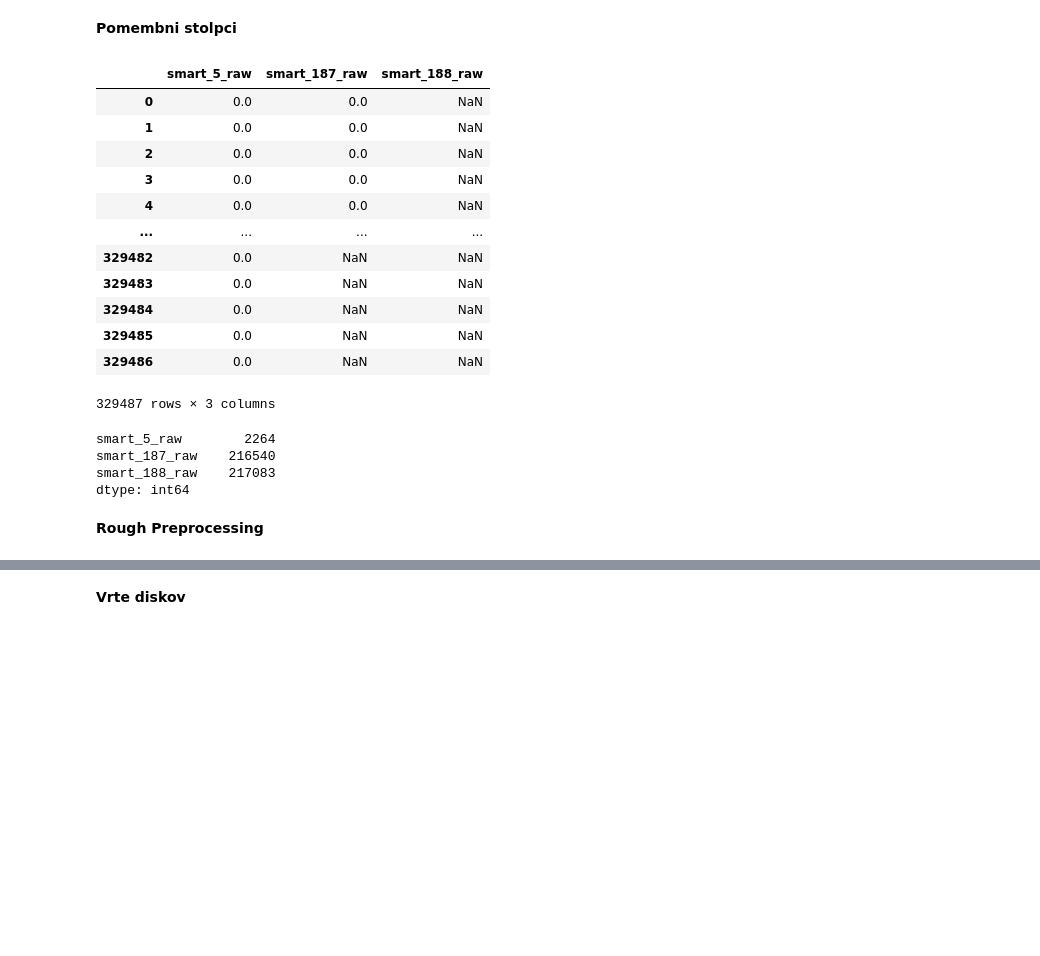
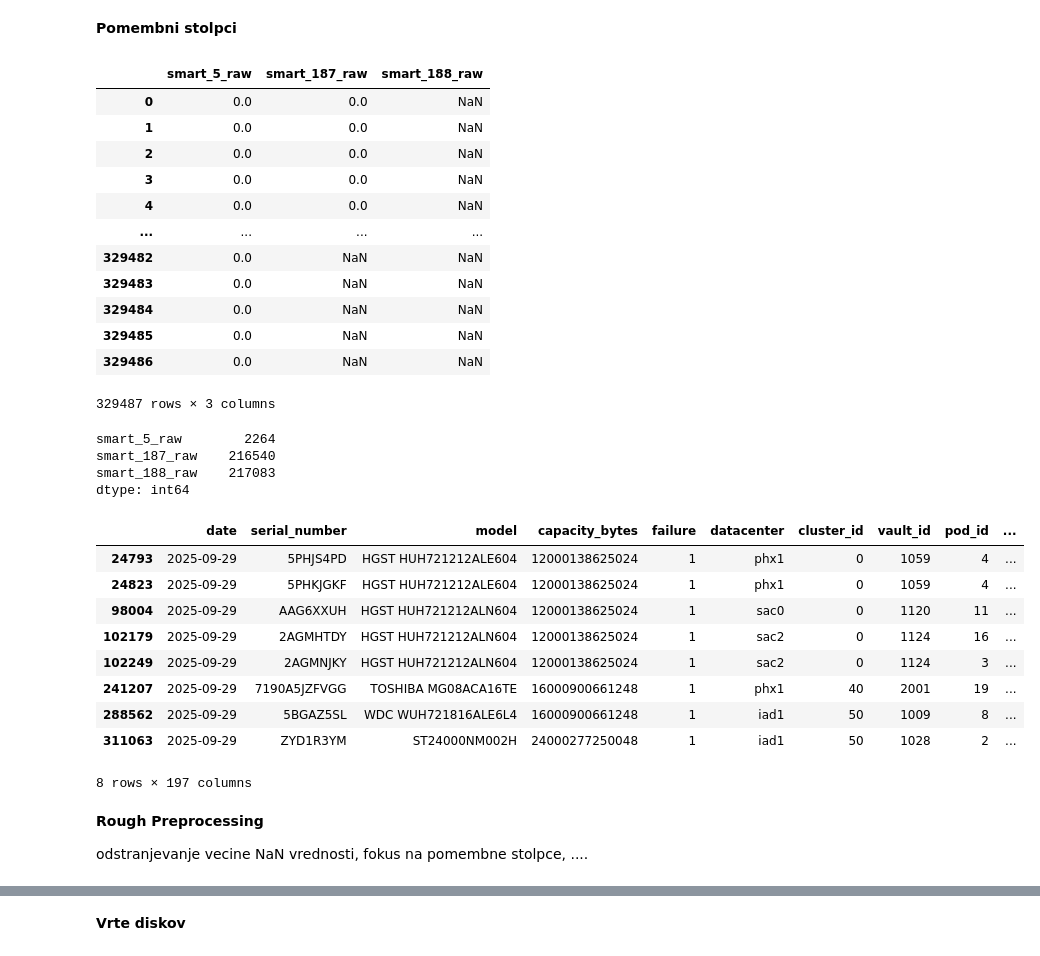
Before and after one commit to Luka-Petek/diskFailurePrediction, a Jupyter notebook: predict.ipynb, the cells around one changed output, grey strips where cells are left out. Drawn from its saved outputs; the diff is of its cells as text; code cells hidden in the pictures; blank space fills up the shorter version.

```diff
--- a/predict.ipynb
+++ b/predict.ipynb
@@ -3,31 +3,47 @@
 # %%
 import pandas as pd
 
 df = pd.read_csv('sample.csv', sep=',')
 
 pomembni = df[['smart_5_raw','smart_187_raw','smart_188_raw']]
 display(pomembni)
 display(pomembni.isnull().sum())
+
+# !!odpovedi je samo 8, rabimo utezi, vec takih primerov iz drugih datasetov...
+odpovedi = df.loc[df['failure'] == 1]
+display(odpovedi)
 # %% [output]
 |  | smart_5_raw | smart_187_raw | smart_188_raw |
 | 0 | 0.0 | 0.0 | NaN |
 | 1 | 0.0 | 0.0 | NaN |
 | 2 | 0.0 | 0.0 | NaN |
 | 3 | 0.0 | 0.0 | NaN |
 | 4 | 0.0 | 0.0 | NaN |
 | ... | ... | ... | ... |
 | 329482 | 0.0 | NaN | NaN |
 | 329483 | 0.0 | NaN | NaN |
 | 329484 | 0.0 | NaN | NaN |
 | 329485 | 0.0 | NaN | NaN |
 | 329486 | 0.0 | NaN | NaN |
 329487 rows × 3 columns
 smart_5_raw        2264
 smart_187_raw    216540
 smart_188_raw    217083
 dtype: int64
+|  | date | serial_number | model | capacity_bytes | failure | datacenter | cluster_id | vault_id | pod_id | ... |
+| 24793 | 2025-09-29 | 5PHJS4PD | HGST HUH721212ALE604 | 12000138625024 | 1 | phx1 | 0 | 1059 | 4 | ... |
+| 24823 | 2025-09-29 | 5PHKJGKF | HGST HUH721212ALE604 | 12000138625024 | 1 | phx1 | 0 | 1059 | 4 | ... |
+| 98004 | 2025-09-29 | AAG6XXUH | HGST HUH721212ALN604 | 12000138625024 | 1 | sac0 | 0 | 1120 | 11 | ... |
+| 102179 | 2025-09-29 | 2AGMHTDY | HGST HUH721212ALN604 | 12000138625024 | 1 | sac2 | 0 | 1124 | 16 | ... |
+| 102249 | 2025-09-29 | 2AGMNJKY | HGST HUH721212ALN604 | 12000138625024 | 1 | sac2 | 0 | 1124 | 3 | ... |
+| 241207 | 2025-09-29 | 7190A5JZFVGG | TOSHIBA MG08ACA16TE | 16000900661248 | 1 | phx1 | 40 | 2001 | 19 | ... |
+| 288562 | 2025-09-29 | 5BGAZ5SL | WDC WUH721816ALE6L4 | 16000900661248 | 1 | iad1 | 50 | 1009 | 8 | ... |
+| 311063 | 2025-09-29 | ZYD1R3YM | ST24000NM002H | 24000277250048 | 1 | iad1 | 50 | 1028 | 2 | ... |
+8 rows × 197 columns
 # %% [markdown]
 **Rough Preprocessing**
+
+odstranjevanje vecine NaN vrednosti, fokus na pomembne stolpce, ....
 # %%
 import pandas as pd
 
```
Also changed, not shown: parts of 4 cells of this notebook.
